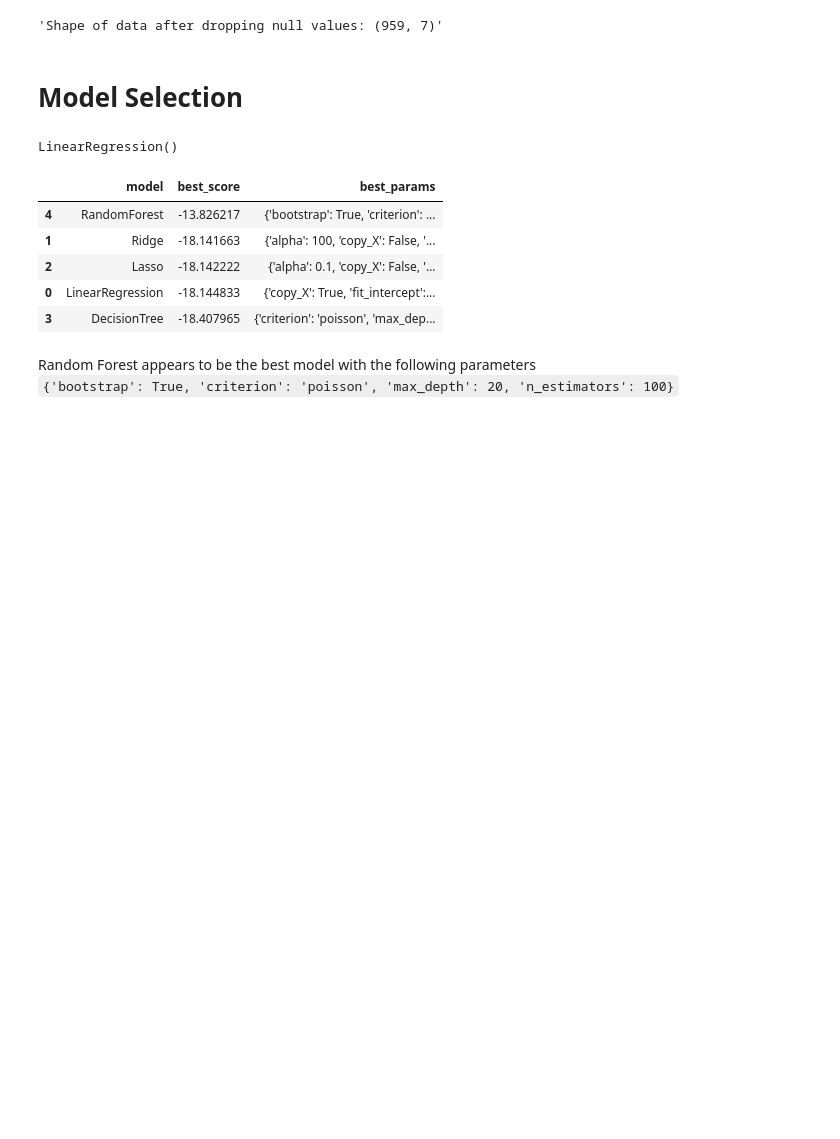
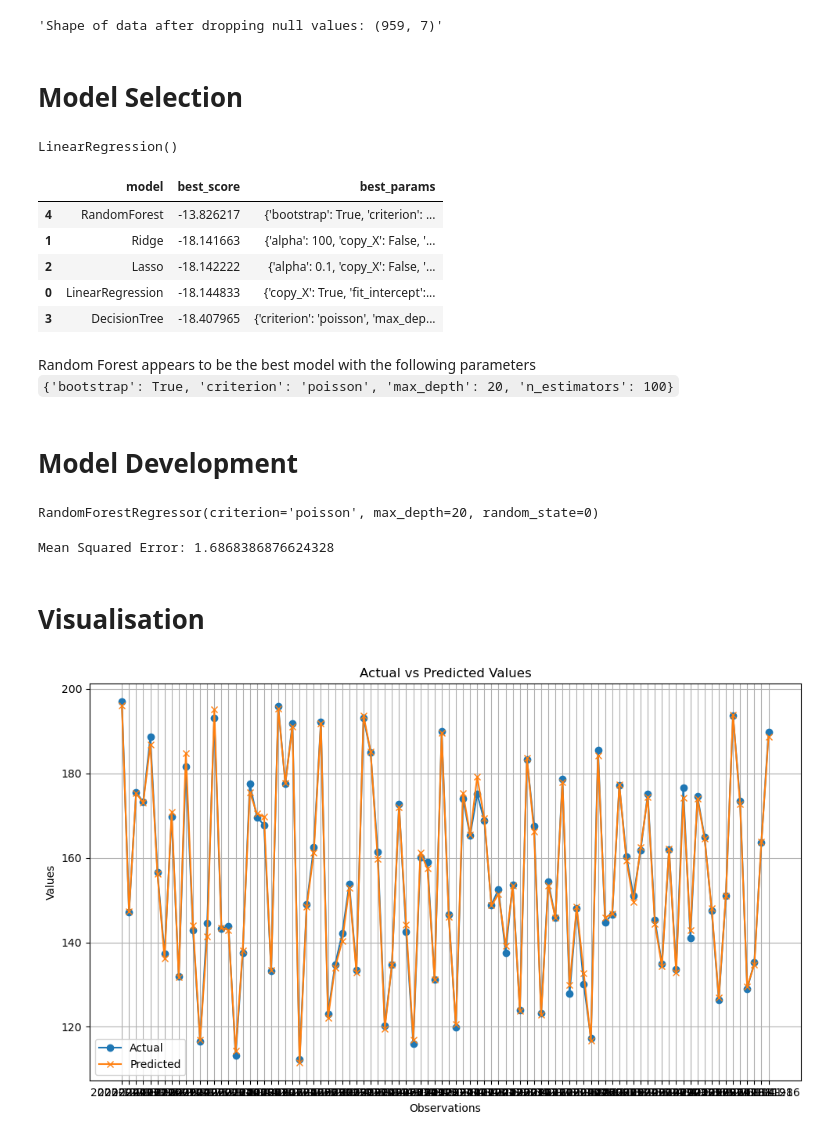
Before and after one commit to Asifdotexe/StoDir, a Jupyter notebook: code/stock-price-predictor.ipynb, the cells around one changed output. Drawn from its saved outputs; the diff is of its cells as text; code cells hidden in the pictures; blank space fills up the shorter version.

Commit message:
#5 creating the model and visualising it

```diff
--- a/code/stock-price-predictor.ipynb
+++ b/code/stock-price-predictor.ipynb
@@ -214,3 +215,33 @@ best_model.sort_values('best_score', ascending=False)
 # %% [markdown]
 Random Forest appears to be the best model with the following parameters <br>
 `{'bootstrap': True, 'criterion': 'poisson', 'max_depth': 20, 'n_estimators': 100}`
+# %% [markdown]
+# Model Development
+# %%
+model = RandomForestRegressor(bootstrap=True,criterion='poisson',
+                              max_depth=20, n_estimators=100, random_state=0)
+model.fit(x,y)
+# %% [output]
+RandomForestRegressor(criterion='poisson', max_depth=20, random_state=0)
+# %%
+# Evaluate the model
+y_pred = model.predict(x_test)
+mse = mean_squared_error(y_test, y_pred)
+print(f"Mean Squared Error: {mse}")
+# %% [output]
+Mean Squared Error: 1.6868386876624328
+# %% [markdown]
+# Visualisation
+# %%
+plt.figure(figsize=(10, 6))
+plt.plot(y_test, label='Actual', marker='o')
+plt.plot(y_pred, label='Predicted', marker='x')
+plt.title('Actual vs Predicted Values')
+plt.xlabel('Observations')
+plt.ylabel('Values')
+plt.legend()
+plt.grid(True)
+plt.tight_layout()
+plt.show()
+# %% [output]
+[figure, added]
```
Also changed, not shown: parts of 1 cell of this notebook.
